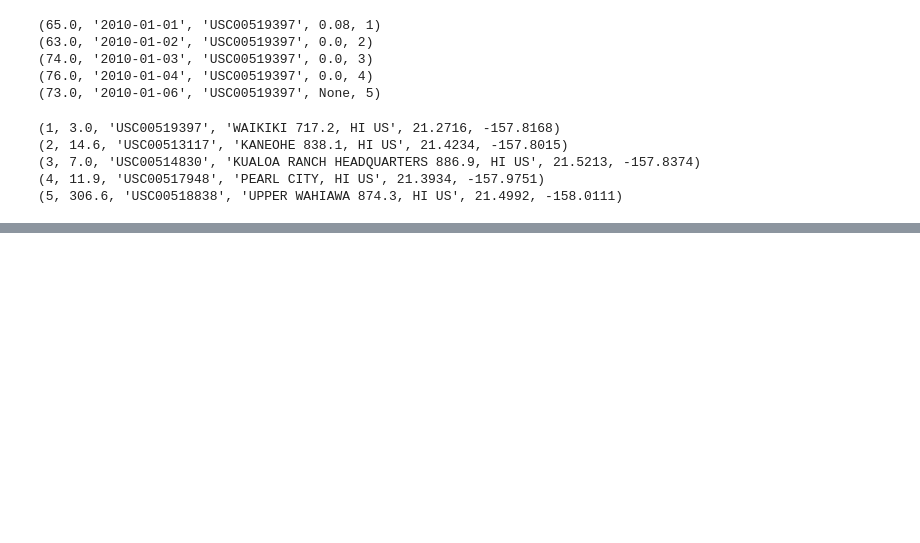
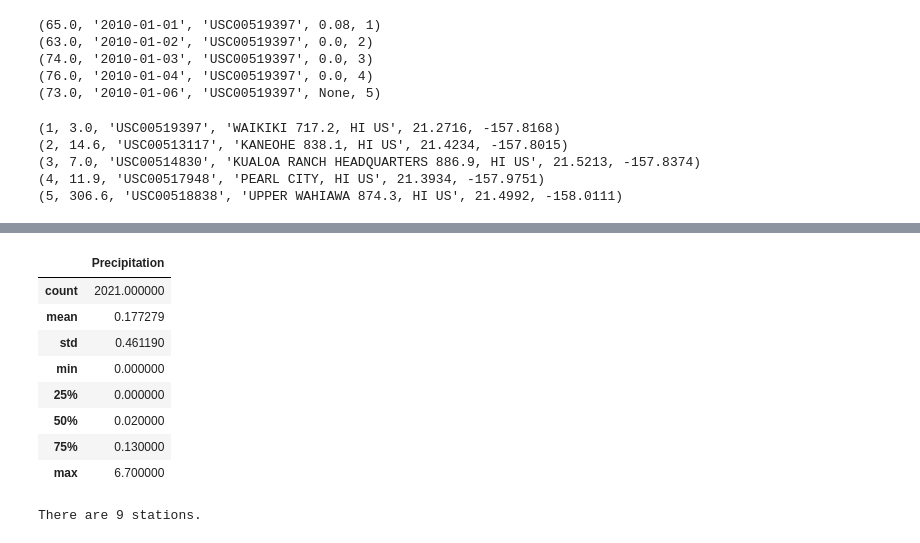
Before and after one commit to Caleman34/SQLAlchemy-Challenge, a Jupyter notebook: climate.ipynb, the cells around one changed output, grey strips where cells are left out. Drawn from its saved outputs; the diff is of its cells as text; code cells hidden in the pictures; blank space fills up the shorter version.

```diff
--- a/climate.ipynb
+++ b/climate.ipynb
@@ -116,14 +149,18 @@ for row in session.query(Station.id, Station.elevation, Station.station, Station
 # %%
-# Exploratory Climate Analysis
+# # Design a query to retrieve the last 12 months of precipitation data and plot the results
+# Calculate the date 1 year ago from the last data point in the database
+# Perform a query to retrieve the data and precipitation scores
+# Save the query results as a Pandas DataFrame and set the index to the date column
+# Sort the dataframe by date
+latestdate = dt.datetime.strptime(latestDate[0], '%Y-%m-%d')
+querydate = dt.date(latestdate.year -1, latestdate.month, latestdate.day)
+querydate
 
-# Design a query to retrieve the last 12 months of precipitation data and plot the results
+sel = [Measurement.date,Measurement.prcp]
+queryresult = session.query(*sel).filter(Measurement.date >= querydate).all()
 
-# Calculate the date 1 year ago from the last data point in the database
-
-# Perform a query to retrieve the data and precipitation scores
-
-# Save the query results as a Pandas DataFrame and set the index to the date column
-
-# Sort the dataframe by date
-
-# Use Pandas Plotting with Matplotlib to plot the data
+precipitation = pd.DataFrame(queryresult, columns=['Date','Precipitation'])
+precipitation = precipitation.dropna(how='any') # clean up non value entries
+precipitation = precipitation.sort_values(["Date"], ascending=True)
+precipitation = precipitation.set_index("Date")
+precipitation.head()
@@ -130,7 +199,22 @@ for row in session.query(Station.id, Station.elevation, Station.station, Station
 # %%
 # Use Pandas to calcualte the summary statistics for the precipitation data
+precipitation.describe()
+# %% [output]
+|  | Precipitation |
+| count | 2021.000000 |
+| mean | 0.177279 |
+| std | 0.461190 |
+| min | 0.000000 |
+| 25% | 0.000000 |
+| 50% | 0.020000 |
+| 75% | 0.130000 |
+| max | 6.700000 |
 # %%
 # Design a query to show how many stations are available in this dataset?
+station_count = session.query(Station.id).count()
+print(f"There are {station_count} stations")
+# %% [output]
+There are 9 stations.
 # %%
 # What are the most active stations? (i.e. what stations have the most rows)?
 # List the stations and the counts in descending order.
```
Also changed, not shown: parts of 24 cells of this notebook.
